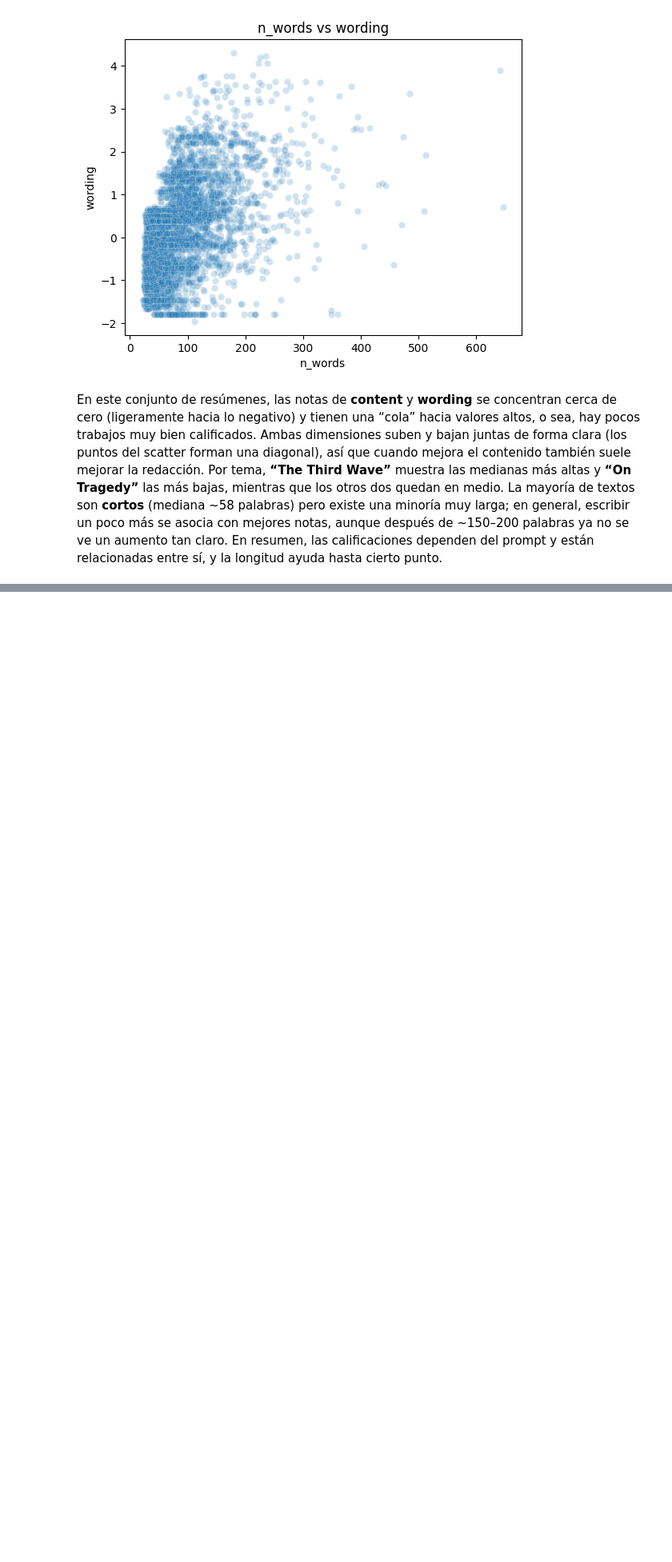
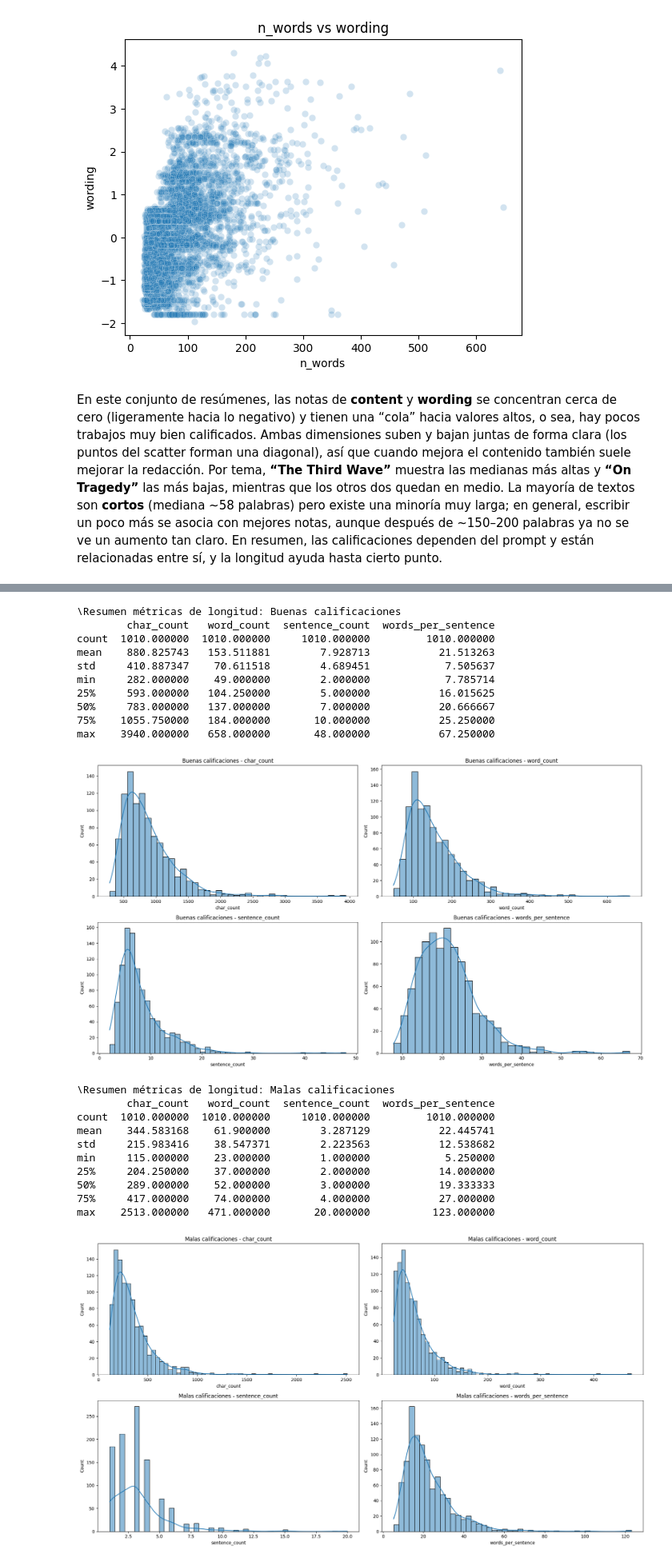
Before and after one commit to DiegoGarV/Proyecto2-DS, a Jupyter notebook: src/main.ipynb, the cells around one changed output, grey strips where cells are left out. Shown at 80% size. Saved outputs shown, nothing was run; the diff lists cells and outputs as text; code cells hidden in the pictures; blank space fills up the shorter version.

```diff
--- a/src/main.ipynb
+++ b/src/main.ipynb
@@ -282,3 +287,6 @@ sns.scatterplot(data=df_merged, x='n_words', y='wording', alpha=0.2); plt.title(
 [figure]
 # %% [markdown]
 En este conjunto de resúmenes, las notas de **content** y **wording** se concentran cerca de cero (ligeramente hacia lo negativo) y tienen una “cola” hacia valores altos, o sea, hay pocos trabajos muy bien calificados. Ambas dimensiones suben y bajan juntas de forma clara (los puntos del scatter forman una diagonal), así que cuando mejora el contenido también suele mejorar la redacción. Por tema, **“The Third Wave”** muestra las medianas más altas y **“On Tragedy”** las más bajas, mientras que los otros dos quedan en medio. La mayoría de textos son **cortos** (mediana \~58 palabras) pero existe una minoría muy larga; en general, escribir un poco más se asocia con mejores notas, aunque después de \~150–200 palabras ya no se ve un aumento tan claro. En resumen, las calificaciones dependen del prompt y están relacionadas entre sí, y la longitud ayuda hasta cierto punto.
+# %%
+df_summaries_train = pd.read_csv("../data/summaries_train.csv")
+df_prompts_train = pd.read_csv("../data/prompts_train.csv")
@@ -284,0 +424,57 @@ En este conjunto de resúmenes, las notas de **content** y **wording** se concen
+# %%
+def evaluar_longitud(df, nombre=""):
+    df_eval = df.copy()
+    df_eval["char_count"] = df_eval["text"].apply(char_count)
+    df_eval["word_count"] = df_eval["text"].apply(word_count)
+    df_eval["sentence_count"] = df_eval["text"].apply(sentence_count)
+    df_eval["words_per_sentence"] = df_eval["text"].apply(words_per_sentence)
+
+    print(f"\Resumen métricas de longitud: {nombre}")
+    print(df_eval[[
+        "char_count", "word_count", "sentence_count",
+        "words_per_sentence"
+    ]].describe())
+
+    # Graficar distribuciones
+    metrics = [
+        "char_count", "word_count", "sentence_count",
+        "words_per_sentence"
+    ]
+
+    fig, axes = plt.subplots(2, 2, figsize=(18, 10))
+    axes = axes.flatten()
+
+    for i, metric in enumerate(metrics):
+        sns.histplot(df_eval[metric], kde=True, ax=axes[i])
+        axes[i].set_title(f"{nombre} - {metric}")
+
+    plt.tight_layout()
+    plt.show()
+
+    return df_eval
+# %%
+df_buenas_long = evaluar_longitud(df_good, "Buenas calificaciones")
+df_malas_long  = evaluar_longitud(df_bad, "Malas calificaciones")
+# %% [output]
+\Resumen métricas de longitud: Buenas calificaciones
+        char_count   word_count  sentence_count  words_per_sentence
+count  1010.000000  1010.000000     1010.000000         1010.000000
+mean    880.825743   153.511881        7.928713           21.513263
+std     410.887347    70.611518        4.689451            7.505637
+min     282.000000    49.000000        2.000000            7.785714
+25%     593.000000   104.250000        5.000000           16.015625
+50%     783.000000   137.000000        7.000000           20.666667
+75%    1055.750000   184.000000       10.000000           25.250000
+max    3940.000000   658.000000       48.000000           67.250000
+[figure, added]
+\Resumen métricas de longitud: Malas calificaciones
+        char_count   word_count  sentence_count  words_per_sentence
+count  1010.000000  1010.000000     1010.000000         1010.000000
+mean    344.583168    61.900000        3.287129           22.445741
+std     215.983416    38.547371        2.223563           12.538682
+min     115.000000    23.000000        1.000000            5.250000
+25%     204.250000    37.000000        2.000000           14.000000
+50%     289.000000    52.000000        3.000000           19.333333
+75%     417.000000    74.000000        4.000000           27.000000
+max    2513.000000   471.000000       20.000000          123.000000
+[figure, added]
```
Also changed, not shown: parts of 22 cells of this notebook, 2 other files.
